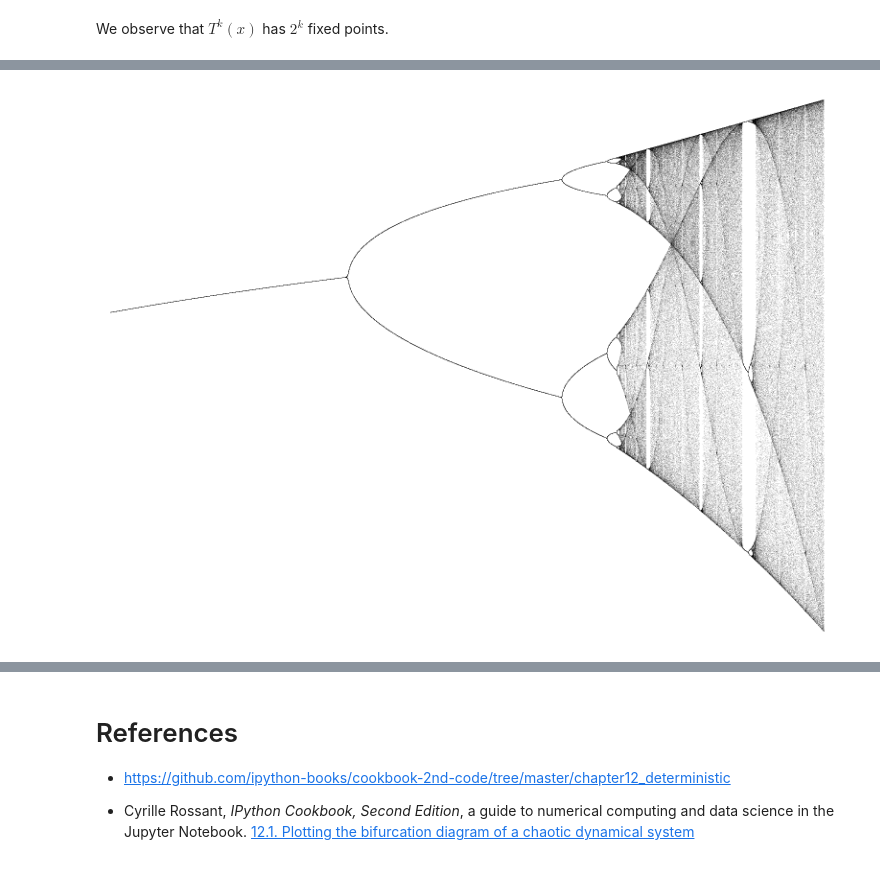
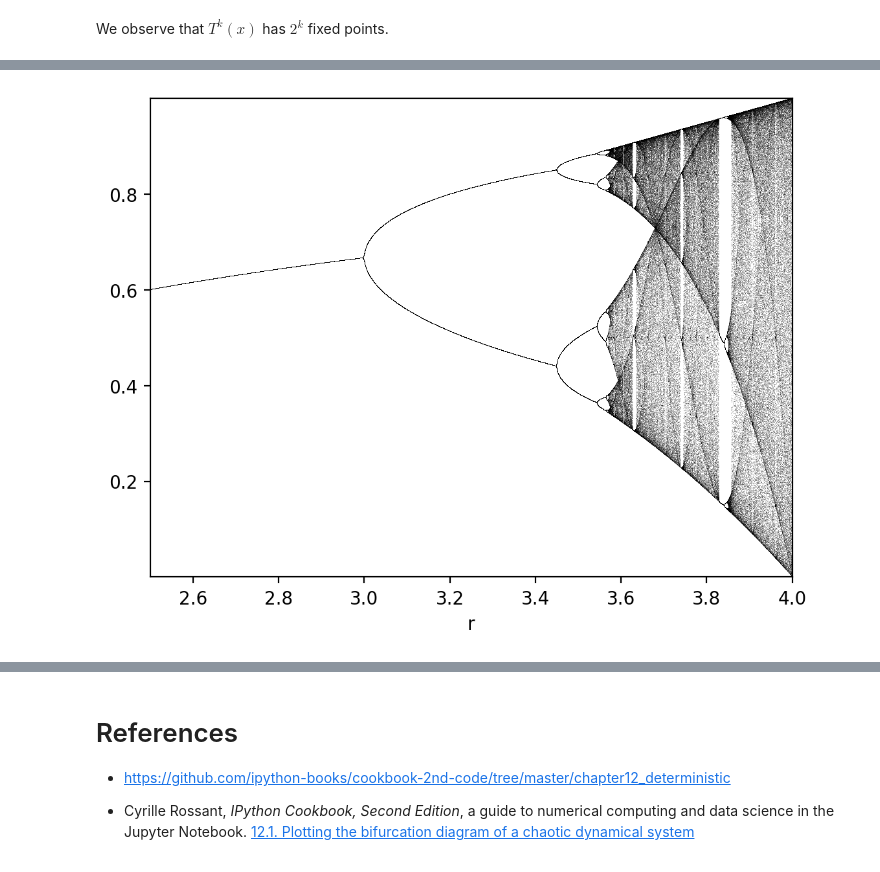
Before and after one commit to mmarzolla/chaos-fractals-phd-course, a Jupyter notebook: Dynamics-simple-maps.ipynb, the cells around one changed output, grey strips where cells are left out. Saved outputs shown, nothing was run; the diff lists cells and outputs as text; code cells hidden in the pictures.

```diff
--- a/Dynamics-simple-maps.ipynb
+++ b/Dynamics-simple-maps.ipynb
@@ -29,10 +29,10 @@ x_{n+1} &= f(x_n) = f^{n+1}(x_0) \\
 
 is called the _forward orbit_ of $x_0$ under function $f$. Note that $f^n(x_0)$ denotes application of $f$ $n$ times, while $f(x_0)^n$ is the value $f(x_0)$ raised to the $n$-th power.
 # %%
+%matplotlib inline
 import numpy as np
 import matplotlib.pyplot as plt
-%matplotlib inline
-plt.rcParams['figure.dpi'] = 300
+# plt.rcParams['figure.dpi'] = 200
 import itertools as it
 # %% [markdown]
 Since we are working with iterates of a function $f$, it is useful to define a Python generator `iterate(f,x0)` that produces the infinite sequence $x_0, f(x_0), f^2(x_0), \ldots$.
@@ -417,13 +425,13 @@ bounds = (2.5, 4.0) # Try (3.82, 3.86) for a period-three cycle
 # %%
 rs = np.linspace(bounds[0], bounds[1], 10000)
 for r in rs:
     values = list(it.islice(iterate(Lr(r), x0), skip, skip+keep))
     plt.plot(np.repeat(r, len(values)), values, ',k', alpha=.25)
-plt.xlabel("k")
+plt.xlabel("r")
 #plt.title(f"Orbits of {x0:.2f} after {skip} iterations")
-plt.axis("off")
+#plt.axis("off")
 plt.gca().margins(0)
 plt.savefig('fig-tree.png', bbox_inches='tight', pad_inches=0)
 plt.show()
 # %% [output]
-[figure, old version]
+[figure, new version]
```
Also changed, not shown: parts of 8 cells of this notebook, 2 other files.
